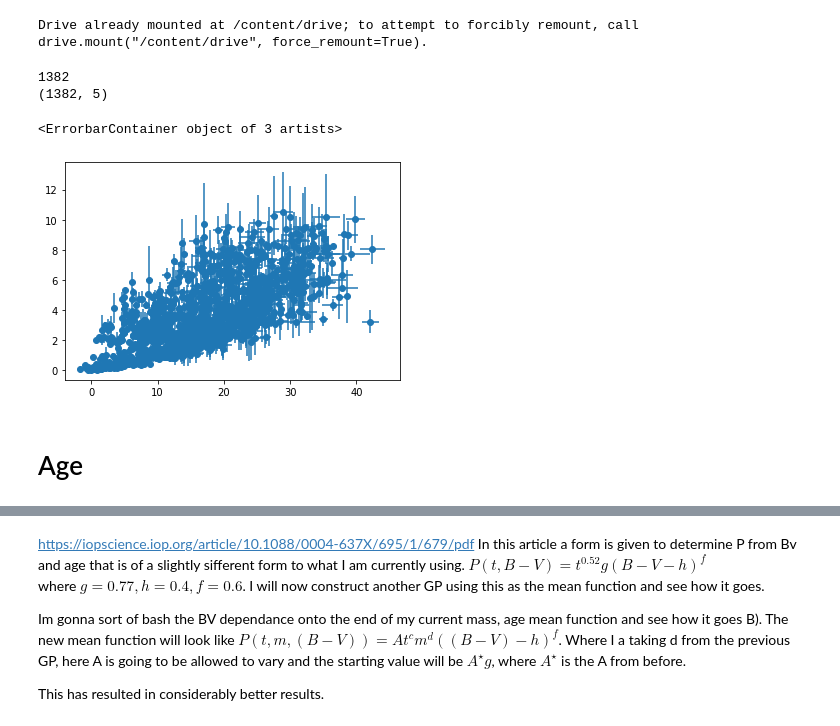
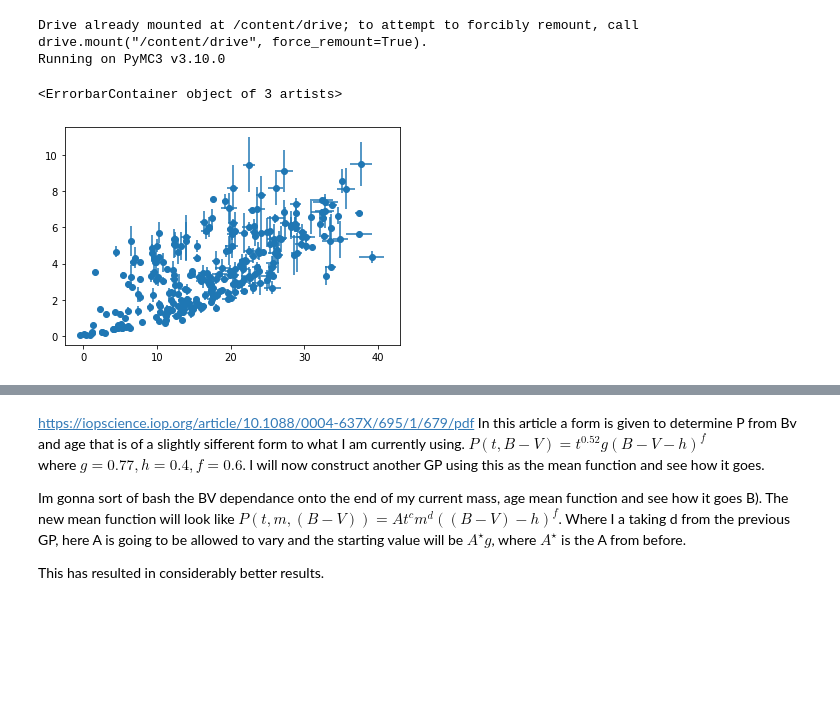
Before and after one commit to ni-phy/year4-project, a Jupyter notebook: Henry/3d_fitting.ipynb, the cells around one changed output, grey strips where cells are left out. Saved outputs shown, nothing was run; the diff lists cells and outputs as text; code cells hidden in the pictures; blank space fills up the shorter version.

```diff
--- a/Henry/3d_fitting.ipynb
+++ b/Henry/3d_fitting.ipynb
@@ -43,65 +50,55 @@ from PyAstronomy import pyasl
 
 from google.colab import drive
 drive.mount('/content/drive')
+
+print(f"Running on PyMC3 v{pm.__version__}")
 # %% [output]
 Drive already mounted at /content/drive; to attempt to forcibly remount, call drive.mount("/content/drive", force_remount=True).
+Running on PyMC3 v3.10.0
 # %%
 ##### OPTIONS #####
-
-map = 1       # 1 - use find map, 0 - sample
-samples = 600  #if sampling, this is the number that decides the sampling and tuning
-tune = 600
 
 opt_params = 0   # if 1 use predetermined values
 
 errorbars = 0   # plot error bars on surface plot
-smp_rt = 1     # every nth point of true data
+smp_rt = 5     # every nth point of true data
 num_gen = 400 # given n will produce n x n points of predictions
-
-var_inf = False
-
 
 
 data = np.genfromtxt('/content/drive/My Drive/data/data2.csv', delimiter=',', skip_header=1)
-#!pip install pymc3 --upgrade  # This must be called every first run
 
 Teff = data[:,1][0::smp_rt] # Teff
 Prot = data[:, 2][0::smp_rt]  # Prot
 Age = data[:, 3][0::smp_rt]  # Age
 Mass = data[:, 4][0::smp_rt]   # mass
 b = pyasl.BallesterosBV_T()
+BV =  b.t2bv(np.array(Teff))
 #data 1 and data 2 have differnet columns!
 
 ## Here is where I am adding some noise to the data roughly 5% for mass prot and Teff, 10% for Age
 
 data_noise = True
-n_age = 0.15
-n_oth = 0.04
+n_age = 0.2
+n_oth = 0.05
+
 if data_noise:
 
-  Age_err = (np.random.normal( 0, Age  * n_age , Age.shape))
-  Teff_err = (np.random.normal( 0, Teff * n_oth , Teff.shape))
-  Prot_err = (np.random.normal( 0, abs(Prot) * n_oth , Prot.shape))
-  Mass_err = (np.random.normal( 0, Mass * n_oth , Mass.shape))
+
+  Age_err = np.random.uniform(-1,1,len(Age))*Age*n_age
+  BV_err = np.random.uniform(-1,1,len(Age))*BV*n_oth
+
+  Prot_err = np.random.uniform(-1,1,len(Age))*Prot*n_oth
+  Mass_err = np.random.rand(len(Mass)) * Mass*n_oth
 
   Age  += Age_err
- # Teff += Teff_err
+  BV += BV_err
   Prot += Prot_err
   Mass += Mass_err
 
-
-BV =  b.t2bv(np.array(Teff))
-BV_err = b.t2bv(Teff_err)
-print(len(Age))
-print(data.shape)
 plt.errorbar(Prot, Age, yerr=Age_err, xerr=Prot_err, fmt='o')
 # %% [output]
-1382
-(1382, 5)
+<ErrorbarContainer object of 3 artists>
-<ErrorbarContainer object of 3 artists>
-[figure, old version]
+[figure, new version]
 # %%
 def mean_fn(Age, Mass, BV, A, c, d, h, f):
   return A * Age**c * Mass**d * (BV-h)**f
-# %% [markdown]
-# Age
```
Also changed, not shown: parts of 15 cells of this notebook.
